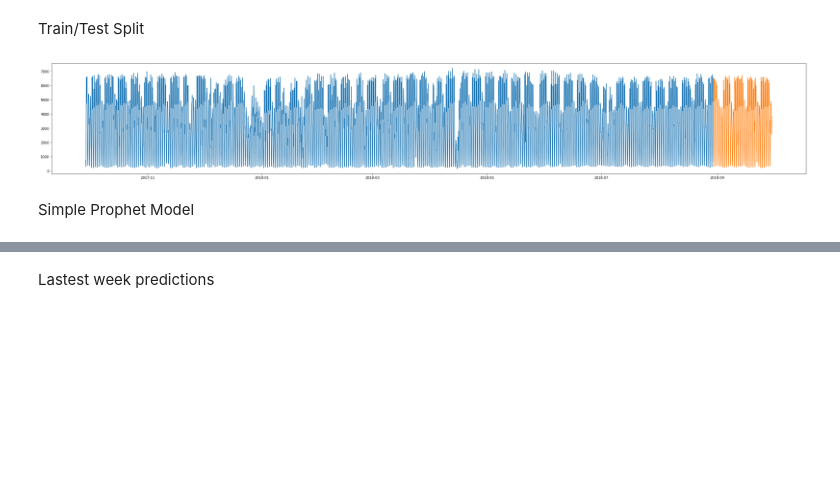
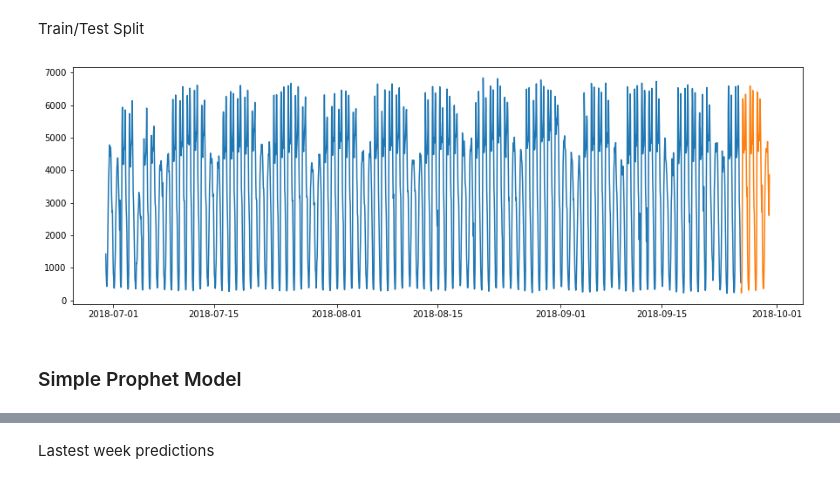
Before and after one commit to amine-akrout/Time-series-forecasting, a Jupyter notebook: Time_series_forecasting_using_Prophet.ipynb, the cells around one changed output, grey strips where cells are left out. Saved outputs shown, nothing was run; the diff lists cells and outputs as text; code cells hidden in the pictures; blank space fills up the shorter version.

```diff
--- a/Time_series_forecasting_using_Prophet.ipynb
+++ b/Time_series_forecasting_using_Prophet.ipynb
@@ -34,8 +34,8 @@ data.head()
 # %%
 data['date_time'] =  pd.to_datetime(data['date_time'], format='%Y-%m-%d %H')
 # %%
-data = data.set_index(pd.DatetimeIndex(data['date_time']))
+data = data.set_index(pd.DatetimeIndex(data['date_time'])).rename(columns={"date_time": "ds"}).drop_duplicates(subset=['ds'])
 # %%
-ts = data['2017-09-29':'2018-09-29']
+ts = data['2018-06-30':'2018-09-29']
 ts.head()
 # %% [output]
@@ -55,15 +55,15 @@ plt.show()
 # %% [markdown]
 Train/Test Split
 # %%
-split_date = '2018-08-30'
+split_date = '2018-09-26'
 ts_train = ts.loc[ts.index <= split_date].copy()
 ts_test = ts.loc[ts.index > split_date].copy()
 # %%
-plt.figure(figsize=(40,6))
+plt.figure(figsize=(15,5))
 plt.plot(ts_train.traffic_volume)
 plt.plot(ts_test.traffic_volume)
 plt.show()
 # %% [output]
-[figure, old version]
+[figure, new version]
 # %% [markdown]
-Simple Prophet Model
+### Simple Prophet Model
```
Also changed, not shown: parts of 47 cells of this notebook, 1 other file.
